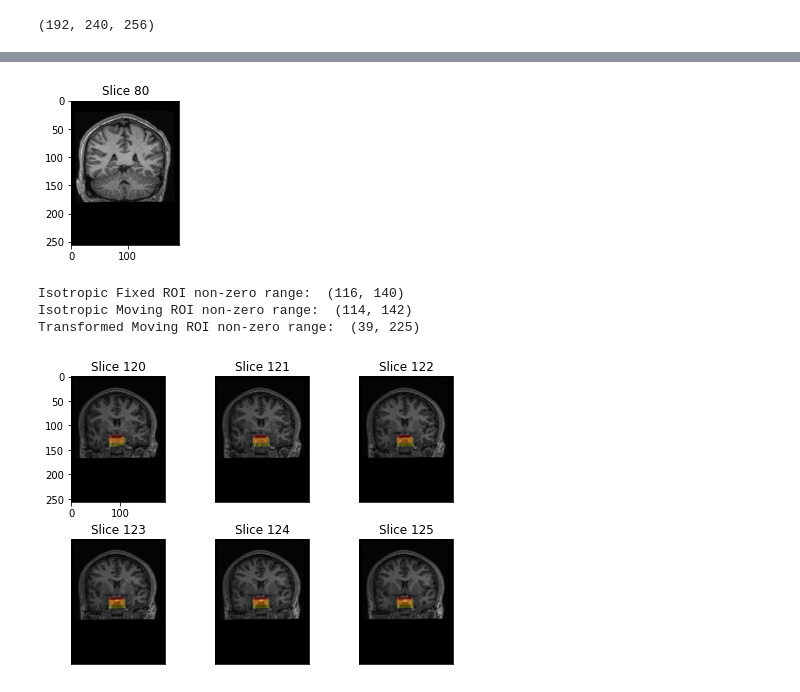
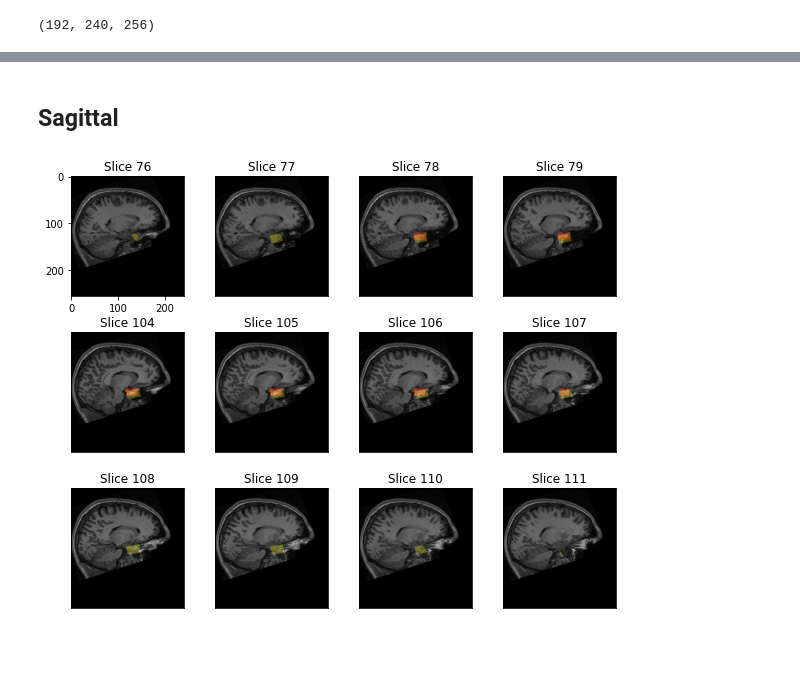
Before and after one commit to RGologorsky/DeepPit, a Jupyter notebook: 0 - Affine Alignment.ipynb, the cells around one changed output, grey strips where cells are left out. Drawn from its saved outputs; the diff is of its cells as text; code cells hidden in the pictures; blank space fills up the shorter version.

```diff
--- a/0 - Affine Alignment.ipynb
+++ b/0 - Affine Alignment.ipynb
@@ -233,16 +165,0 @@ viz_axis(sitk2np(moving_obj)[imin-pad:imax+pad, jmin:jmax, kmin-pad:kmax+pad], c
-# %%
-# Get path to MR file
-
-fixed_folder = "50456"
-fixed_segm_path, fixed_file = train_data_dict[fixed_folder]
-
-print(f"Folder: {fixed_folder}, MR nii path: {os.path.basename(fixed_file)}.")
-
-# compile MR obj from nii file using Simple ITK reader
-fixed_obj        = sitk.ReadImage(fixed_file)
-fixed_segm       = meshio.read(fixed_segm_path)
-
-print("#"*10, f"Fixed", "#"*10)
-print(f"mr vol shape: {fixed_obj.GetSize()}")
-print(f"mr vol spacing: {round_tuple(fixed_obj.GetSpacing())}")
-print(f"mr orientation: {round_tuple(fixed_obj.GetDirection())}")
@@ -257,7 +165,0 @@ mr orientation: (1.0, -0.026, 0.0, -0.026, -1.0, 0.0, 0.0, 0.0, 1.0)
-# %%
-# get segm as np binary mask arr
-fixed_mask_arr = seg2mask(fixed_obj, fixed_segm)
-
-# see which slices contain ROI
-print(f"ROI contains {np.count_nonzero(fixed_mask_arr)} elements")
-print(f"ROI non-zero range: ", get_roi_range(fixed_mask_arr, axis=0))
@@ -335,12 +168 @@ Source: 5.0.1 Elastix Manual
-# %%
-parameterMap = sitk.GetDefaultParameterMap('affine')
-
-elastixImageFilter = sitk.ElastixImageFilter()
-elastixImageFilter.SetFixedImage(iso_fixed_obj)
-elastixImageFilter.SetMovingImage(iso_moving_obj)
-elastixImageFilter.SetParameterMap(parameterMap)
-elastixImageFilter.Execute()
-
-transformed_moving_obj  = elastixImageFilter.GetResultImage()
-transformedParameterMap = elastixImageFilter.GetTransformParameterMap()
 # %% [markdown]
@@ -408,0 +232,2 @@ compute_coverage(iso_fixed_mask_arr, transformed_moving_mask_arr)
+# %%
+dice, coverage, bbox_coords, transformed_moving_obj, transformed_moving_mask_arr = affine_align(fixed_obj, fixed_mask_obj, moving_obj, moving_mask_obj)
@@ -463,25 +300,12 @@ sitk2np(iso_fixed_obj).shape
+# %% [markdown]
+## Sagittal
 # %%
 #cmap1 = [white, yellow]; cmap2 = [white, blue]
-viz_axis(sitk2np(iso_fixed_obj), \
-        slices=[80], fixed_axis=1, \
+viz_axis(sitk2np(fixed_obj), \
+        bin_mask_arr=transformed_moving_mask_arr, color1 = "yellow", \
+        bin_mask_arr2=fixed_mask_arr, color2 = "red", \
+        slices=lrange(76, 80) + lrange(104,112), fixed_axis=0, \
         axis_fn = np.rot90, \
-        grid = [1, 1], hspace=0.3, fig_mult=2, cmap0="gray")
+        grid = [3, 4], hspace=0.3, fig_mult=2, cmap0="gray")
 # %% [output]
-[figure, old version]
+[figure, new version]
-# %%
-print(f"Isotropic Fixed ROI non-zero range: ", get_roi_range(iso_fixed_mask_arr, axis=1))
-print(f"Isotropic Moving ROI non-zero range: ", get_roi_range(iso_moving_mask_arr, axis=1))
-print(f"Transformed Moving ROI non-zero range: ", get_roi_range(transformed_moving_mask_arr.astype(bool), axis=1))
-# %% [output]
-Isotropic Fixed ROI non-zero range:  (116, 140)
-Isotropic Moving ROI non-zero range:  (114, 142)
-Transformed Moving ROI non-zero range:  (39, 225)
-# %%
-viz_axis(sitk2np(iso_fixed_obj), \
-        bin_mask_arr=transformed_moving_mask_arr, color1 = "yellow", \
-        bin_mask_arr2=iso_fixed_mask_arr, color2 = "red", \
-        slices=lrange(120, 126), fixed_axis=1, \
-        axis_fn = np.rot90, \
-        grid = [2, 3], hspace=0.3, fig_mult=2, cmap0="gray")
-# %% [output]
-[figure, removed]
```
Also changed, not shown: parts of 59 cells of this notebook, 18 other files.
